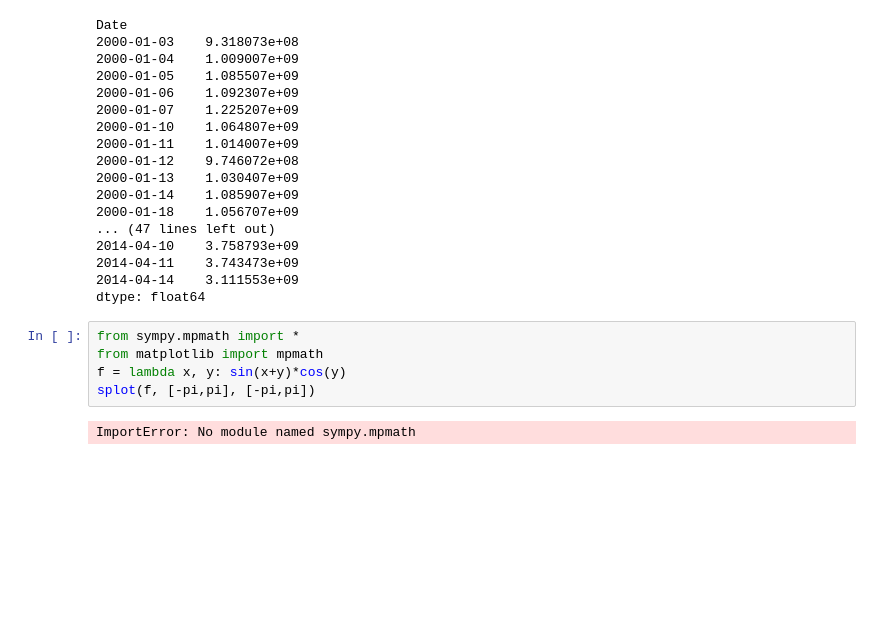
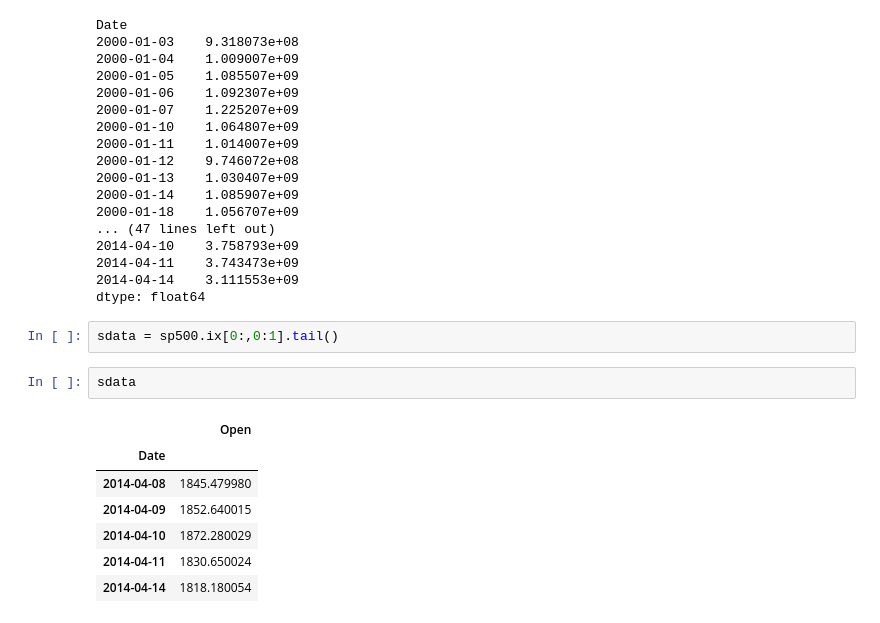
Before and after one commit to nilavghosh/OMSCS, a Jupyter notebook: PythonNoteBooks/Python for Finance - Plotting data.ipynb, the cells around one changed output. Drawn from its saved outputs; the diff is of its cells as text; blank space fills up the shorter version.

```diff
--- a/PythonNoteBooks/Python for Finance - Plotting data.ipynb
+++ b/PythonNoteBooks/Python for Finance - Plotting data.ipynb
@@ -248,10 +238,15 @@ Date
 2014-04-11    3.743473e+09
 2014-04-14    3.111553e+09
 dtype: float64
-# %%
-from sympy.mpmath import *
-from matplotlib import mpmath
-f = lambda x, y: sin(x+y)*cos(y)
-splot(f, [-pi,pi], [-pi,pi])
-# %% [output]
-ImportError: No module named sympy.mpmath
+# %%
+sdata = sp500.ix[0:,0:1].tail()
+# %%
+sdata
+# %% [output]
+|  | Open |
+| Date |  |
+| 2014-04-08 | 1845.479980 |
+| 2014-04-09 | 1852.640015 |
+| 2014-04-10 | 1872.280029 |
+| 2014-04-11 | 1830.650024 |
+| 2014-04-14 | 1818.180054 |
```
Also changed, not shown: parts of 27 cells of this notebook, 9 other files.
